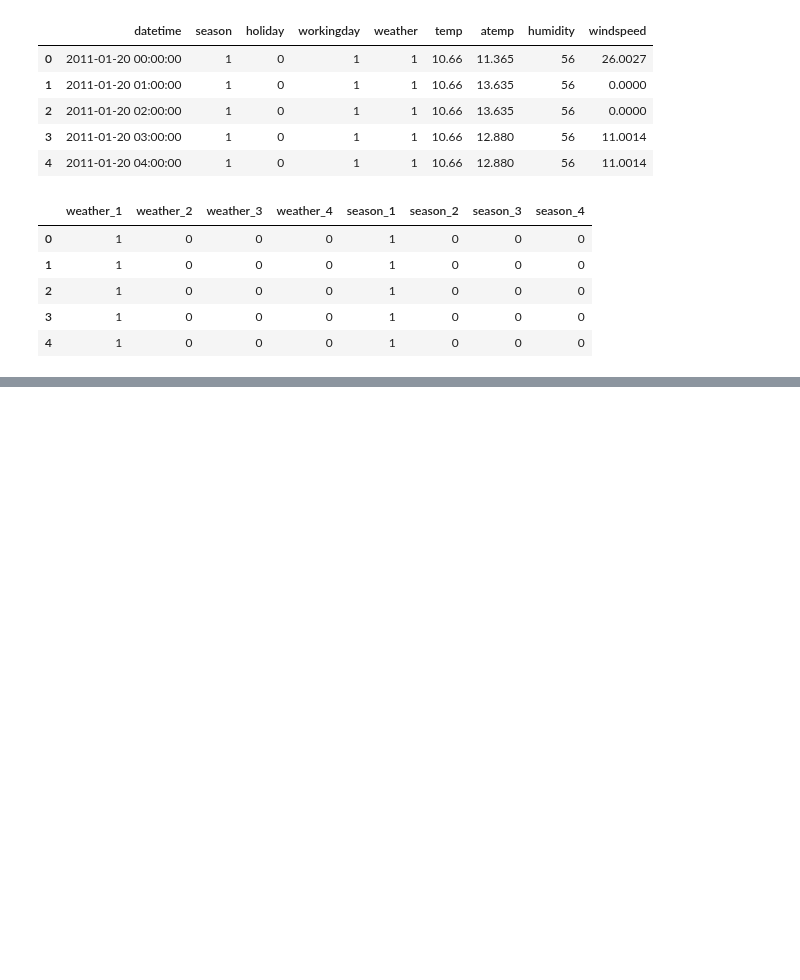
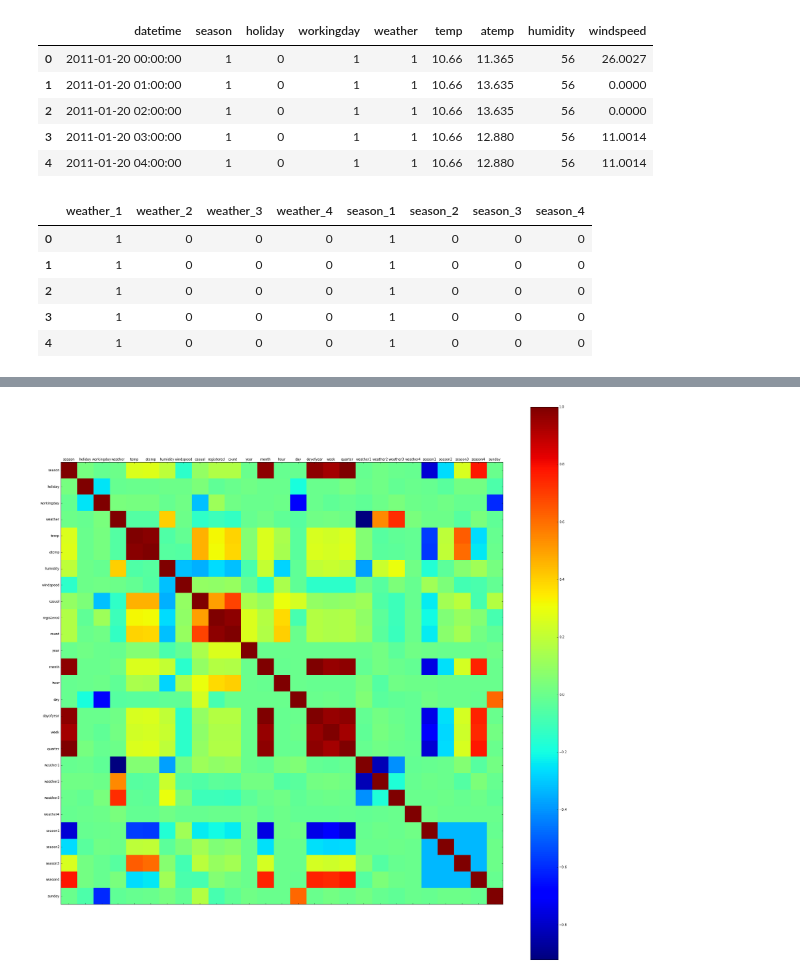
Before and after one commit to sayantansatpati/ml, a Jupyter notebook: kaggle/bike-sharing/bike-sharing-improvement-1.ipynb, the cells around one changed output, grey strips where cells are left out. Cells and saved outputs as stored; diff of their text form; code cells hidden in the pictures; blank space fills up the shorter version.

```diff
--- a/kaggle/bike-sharing/bike-sharing-improvement-1.ipynb
+++ b/kaggle/bike-sharing/bike-sharing-improvement-1.ipynb
@@ -337,18 +618,20 @@ df.corr()
 # %%
-def plot_corr(df,size=30):
+def plot_corr(TRAIN_FX_FS,size=30):
     '''Function plots a graphical correlation matrix for each pair of columns in the dataframe.
 
     Input:
         df: pandas DataFrame
         size: vertical and horizontal size of the plot'''
 
     corr = df.corr()
     fig, ax = plt.subplots(figsize=(size, size))
     cax = ax.matshow(corr)
     fig.colorbar(cax)
     plt.xticks(range(len(corr.columns)), corr.columns);
     plt.yticks(range(len(corr.columns)), corr.columns);
 plot_corr(df)
+# %% [output]
+[figure, added]
 # %%
 #scatter_matrix(df, alpha=0.2, figsize=(20, 20), diagonal='kde')
 # %%
```
Also changed, not shown: parts of 27 cells of this notebook.
